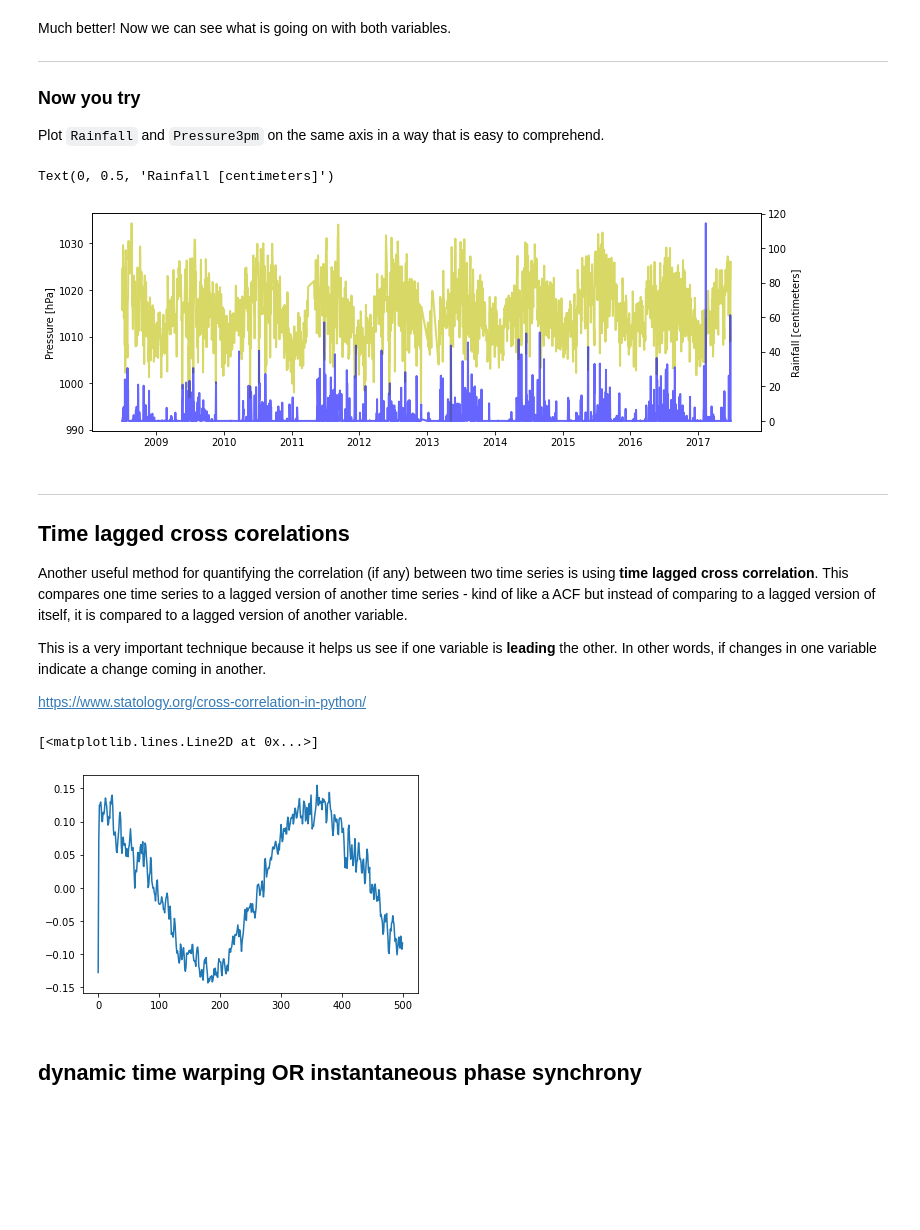
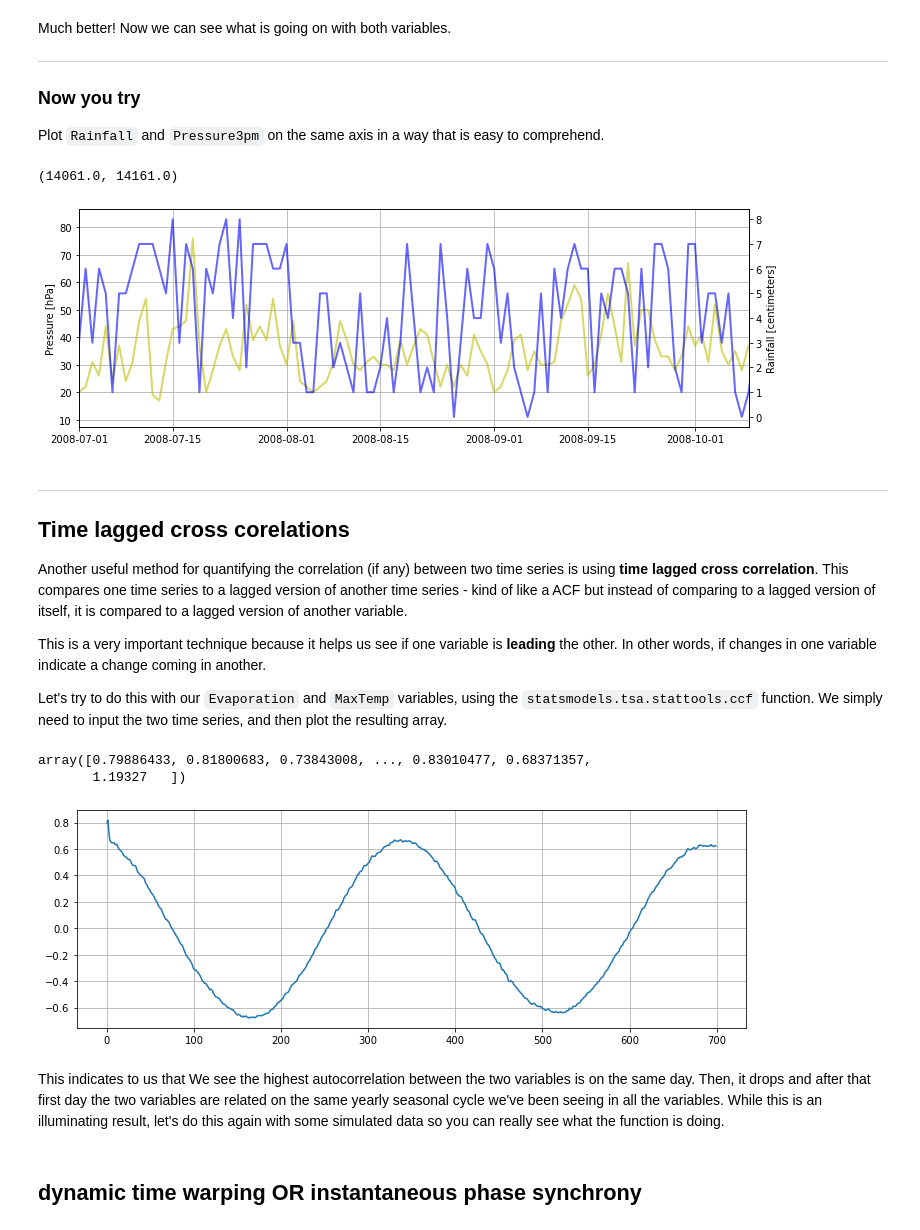
Before and after one commit to ohcrud/time_series, a Jupyter notebook: sprint-1/practice-3/sprint-1-practice-3.ipynb, the cells around one changed output. Drawn from its saved outputs; the diff is of its cells as text; code cells hidden in the pictures; blank space fills up the shorter version.

```diff
--- a/sprint-1/practice-3/sprint-1-practice-3.ipynb
+++ b/sprint-1/practice-3/sprint-1-practice-3.ipynb
@@ -31,7 +32,7 @@ def run_adfuller(timeseries):
 # %%
 aus = pd.read_csv('weatherAUS.csv')
 perth = aus[aus['Location'] == 'Perth']
-perth = perth[['Date', 'MinTemp', 'MaxTemp', 'Rainfall', 'Evaporation', 'Pressure3pm']]
+#perth = perth[['Date', 'MinTemp', 'MaxTemp', 'Rainfall', 'Evaporation', 'Pressure3pm']]
 perth['Date'] = pd.to_datetime(perth['Date'])
 perth.reset_index(inplace = True, drop = True)
 perth.head()
@@ -45,7 +52,5 @@ perth.head()
 # %%
 # interpolate where needed
-perth.isna().sum()
-
-perth['MaxTemp'] = perth['MaxTemp'].interpolate(method ='linear')
-perth['Evaporation'] = perth['Evaporation'].interpolate(method ='linear')
-perth['Pressure3pm'] = perth['Pressure3pm'].interpolate(method ='linear')
+for col in perth.columns:
+    if perth[col].isna().sum() > 0:
+        perth[col] = perth[col].interpolate(method ='linear')
@@ -234,15 +273,16 @@ fig, ax1 = plt.subplots(figsize = (12, 4))
 ax2 = ax1.twinx()
 
 # add data
-ax1.plot(perth['Date'], perth['Pressure3pm'], c = 'y', linewidth = 2, alpha = 0.6, label = 'MinTemp')
+ax1.plot(perth['Date'], perth['WindGustSpeed'], c = 'y', linewidth = 2, alpha = 0.6, label = 'MinTemp')
 ax1.set_ylabel('Pressure [hPa]')
-ax2.plot(perth['Date'], perth['Rainfall'], c = 'b', linewidth = 2, alpha = 0.6,  label = 'Rainfall')
+ax2.plot(perth['Date'], perth['Cloud3pm'], c = 'b', linewidth = 2, alpha = 0.6,  label = 'Rainfall')
 ax2.set_ylabel('Rainfall [centimeters]')
-
+ax1.grid()
+ax1.set_xlim(perth['Date'][0], perth['Date'][100])
 ### END SOLUTION
 # %% [output]
-Text(0, 0.5, 'Rainfall [centimeters]')
+(14061.0, 14161.0)
-[figure, old version]
+[figure, new version]
 # %% [markdown]
 <hr style="border:2px solid gray"> </hr>
 
@@ -252,10 +292,15 @@ Another useful method for quantifying the correlation (if any) between two time
 
 This is a very important technique because it helps us see if one variable is **leading** the other. In other words, if changes in one variable indicate a change coming in another.
 
-https://www.statology.org/cross-correlation-in-python/
+Let's try to do this with our `Evaporation` and `MaxTemp` variables, using the `statsmodels.tsa.stattools.ccf` function. We simply need to input the two time series, and then plot the resulting array.
 # %%
-perth_ccf = sm.tsa.stattools.ccf(perth['Pressure3pm'], perth['Rainfall'])
-plt.plot(perth_ccf[0:500])
+perth_ccf = sm.tsa.stattools.ccf(perth['Evaporation'], perth['MaxTemp'])
+
+plt.figure(figsize = (12, 4))
+plt.plot(perth_ccf[0:700])
+plt.grid()
+perth_ccf
 # %% [output]
-[<matplotlib.lines.Line2D at 0x...>]
+array([0.79886433, 0.81800683, 0.73843008, ..., 0.83010477, 0.68371357,
+       1.19327   ])
-[figure, old version]
+[figure, new version]
@@ -264,2 +307,4 @@ perth.Rainfall.isna().sum()
+# %% [markdown]
+This indicates to us that We see the highest autocorrelation between the two variables is on the same day. Then, it drops and after that first day the two variables are related on the same yearly seasonal cycle we've been seeing in all the variables. While this is an illuminating result, let's do this again with some simulated data so you can really see what the function is doing.
 # %% [markdown]
 ## dynamic time warping OR instantaneous phase synchrony
```
Also changed, not shown: parts of 14 cells of this notebook, 2 other files.
